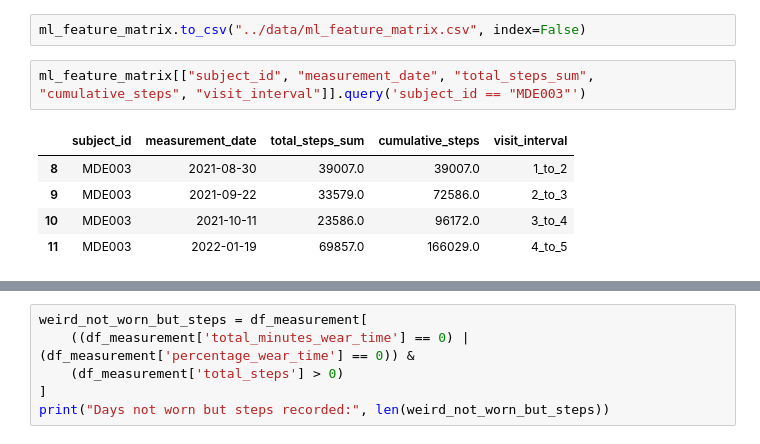
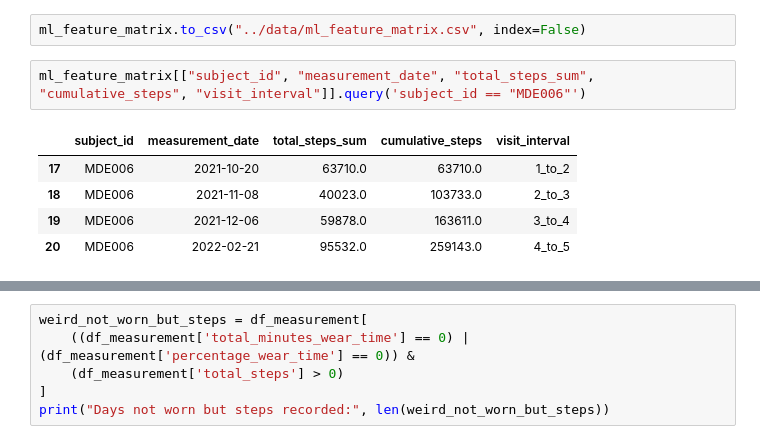
Before and after one commit to OHNLP/activity_tracker, a Jupyter notebook: notebooks/feature.ipynb, the cells around one changed output, grey strips where cells are left out. Drawn from its saved outputs; the diff is of its cells as text.

```diff
--- a/notebooks/feature.ipynb
+++ b/notebooks/feature.ipynb
@@ -231,10 +360,10 @@ ml_feature_matrix.head()
 # %%
 ml_feature_matrix.to_csv("../data/ml_feature_matrix.csv", index=False)
 # %%
-ml_feature_matrix[["subject_id", "measurement_date", "total_steps_sum", "cumulative_steps", "visit_interval"]].query('subject_id == "MDE003"')
+ml_feature_matrix[["subject_id", "measurement_date", "total_steps_sum", "cumulative_steps", "visit_interval"]].query('subject_id == "MDE006"')
 # %% [output]
 |  | subject_id | measurement_date | total_steps_sum | cumulative_steps | visit_interval |
-| 8 | MDE003 | 2021-08-30 | 39007.0 | 39007.0 | 1_to_2 |
-| 9 | MDE003 | 2021-09-22 | 33579.0 | 72586.0 | 2_to_3 |
-| 10 | MDE003 | 2021-10-11 | 23586.0 | 96172.0 | 3_to_4 |
-| 11 | MDE003 | 2022-01-19 | 69857.0 | 166029.0 | 4_to_5 |
+| 17 | MDE006 | 2021-10-20 | 63710.0 | 63710.0 | 1_to_2 |
+| 18 | MDE006 | 2021-11-08 | 40023.0 | 103733.0 | 2_to_3 |
+| 19 | MDE006 | 2021-12-06 | 59878.0 | 163611.0 | 3_to_4 |
+| 20 | MDE006 | 2022-02-21 | 95532.0 | 259143.0 | 4_to_5 |
```
Also changed, not shown: parts of 6 cells of this notebook.
